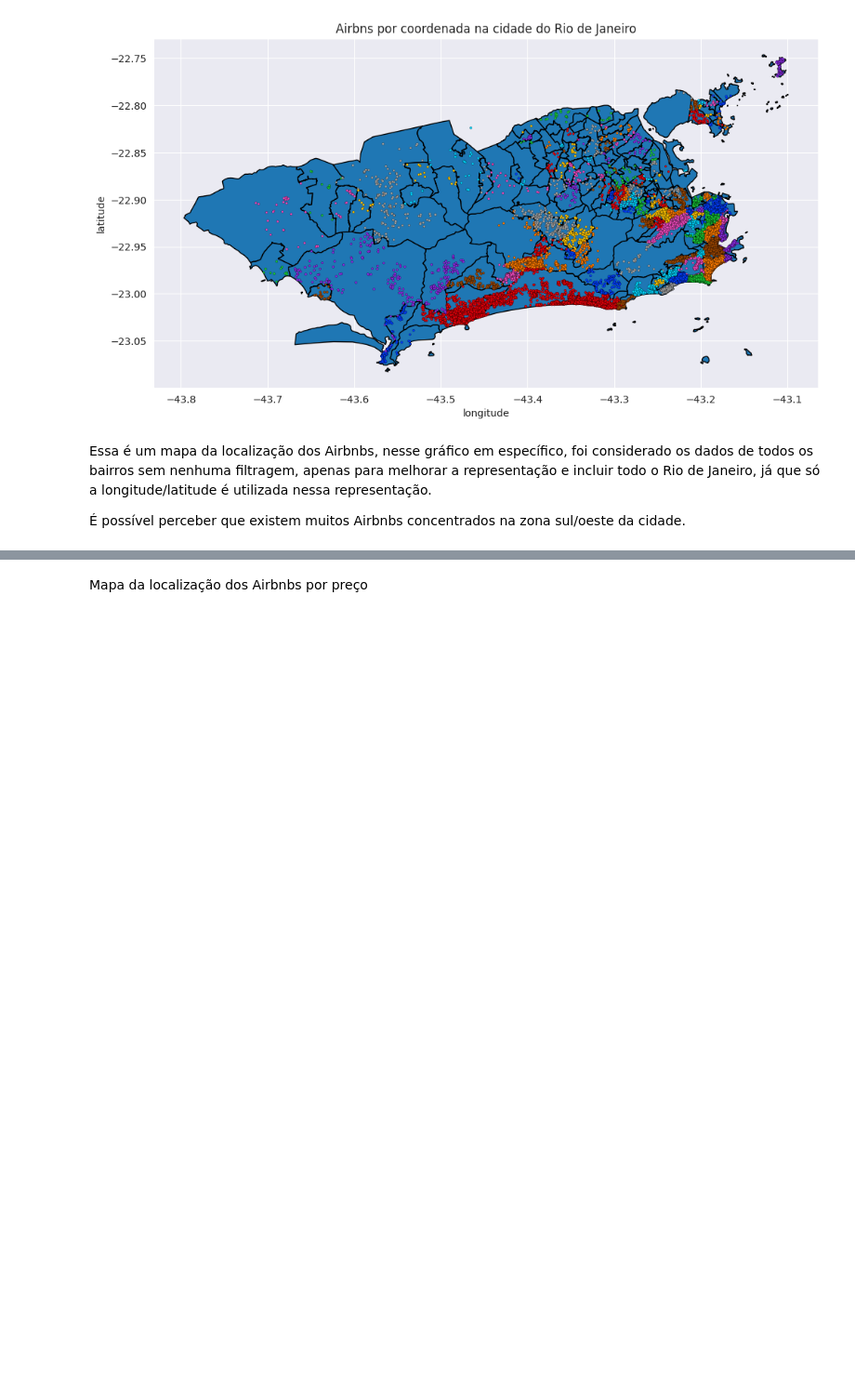
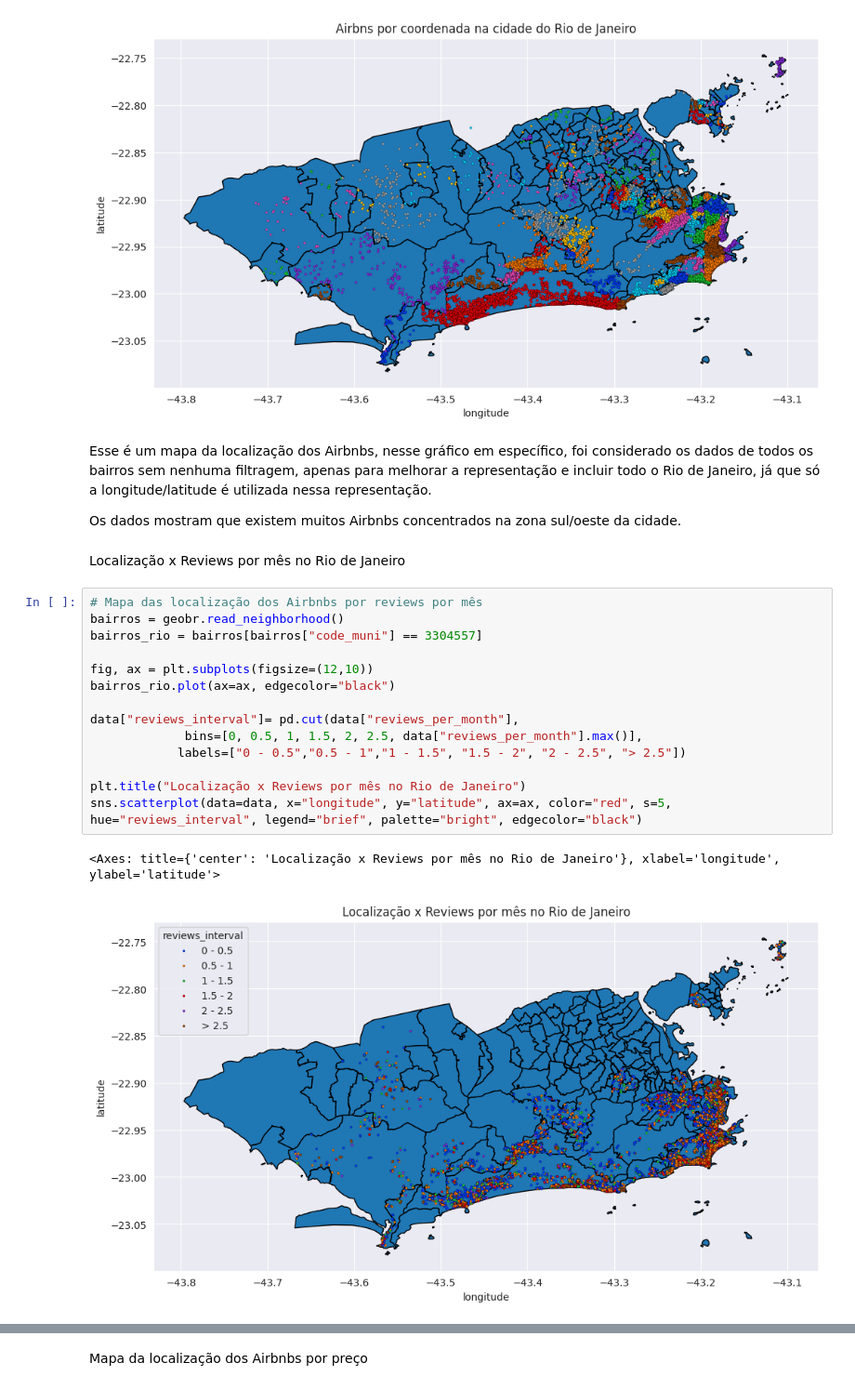
Before and after one commit to pagmaia/datasci-learning-project, a Jupyter notebook: airbnb-analysis.ipynb, the cells around one changed output, grey strips where cells are left out. Shown at 93% size. Drawn from its saved outputs; the diff is of its cells as text; blank space fills up the shorter version.

```diff
--- a/airbnb-analysis.ipynb
+++ b/airbnb-analysis.ipynb
@@ -303,7 +317,26 @@ sns.scatterplot(data=dataall, x="longitude", y="latitude", ax=ax, color="red", s
 # %% [output]
 <Axes: title={'center': 'Airbns por coordenada na cidade do Rio de Janeiro'}, xlabel='longitude', ylabel='latitude'>
 [figure]
-# %% [markdown]
-Essa é um mapa da localização dos Airbnbs, nesse gráfico em específico, foi considerado os dados de todos os bairros sem nenhuma filtragem, apenas para melhorar a representação e incluir todo o Rio de Janeiro, já que só a longitude/latitude é utilizada nessa representação.
-
-É possível perceber que existem muitos Airbnbs concentrados na zona sul/oeste da cidade.
+# %% [markdown]
+Esse é um mapa da localização dos Airbnbs, nesse gráfico em específico, foi considerado os dados de todos os bairros sem nenhuma filtragem, apenas para melhorar a representação e incluir todo o Rio de Janeiro, já que só a longitude/latitude é utilizada nessa representação.
+
+Os dados mostram que existem muitos Airbnbs concentrados na zona sul/oeste da cidade.
+# %% [markdown]
+Localização x Reviews por mês no Rio de Janeiro
+# %%
+# Mapa das localização dos Airbnbs por reviews por mês
+bairros = geobr.read_neighborhood()
+bairros_rio = bairros[bairros["code_muni"] == 3304557]
+
+fig, ax = plt.subplots(figsize=(12,10))
+bairros_rio.plot(ax=ax, edgecolor="black")
+
+data["reviews_interval"]= pd.cut(data["reviews_per_month"],
+             bins=[0, 0.5, 1, 1.5, 2, 2.5, data["reviews_per_month"].max()],
+            labels=["0 - 0.5","0.5 - 1","1 - 1.5", "1.5 - 2", "2 - 2.5", "> 2.5"])
+
+plt.title("Localização x Reviews por mês no Rio de Janeiro")
+sns.scatterplot(data=data, x="longitude", y="latitude", ax=ax, color="red", s=5, hue="reviews_interval", legend="brief", palette="bright", edgecolor="black")
+# %% [output]
+<Axes: title={'center': 'Localização x Reviews por mês no Rio de Janeiro'}, xlabel='longitude', ylabel='latitude'>
+[figure, added]
```
Also changed, not shown: parts of 21 cells of this notebook.
